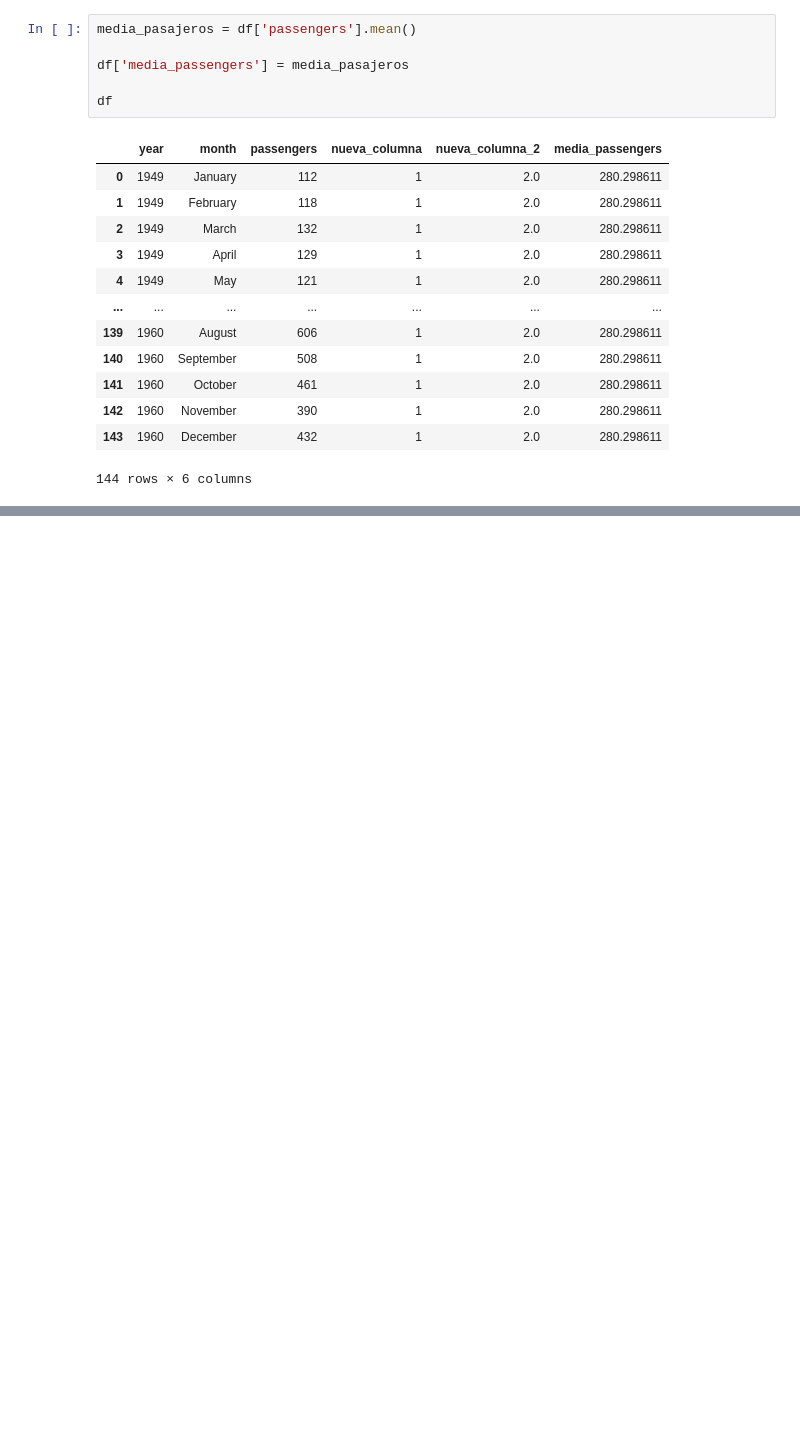
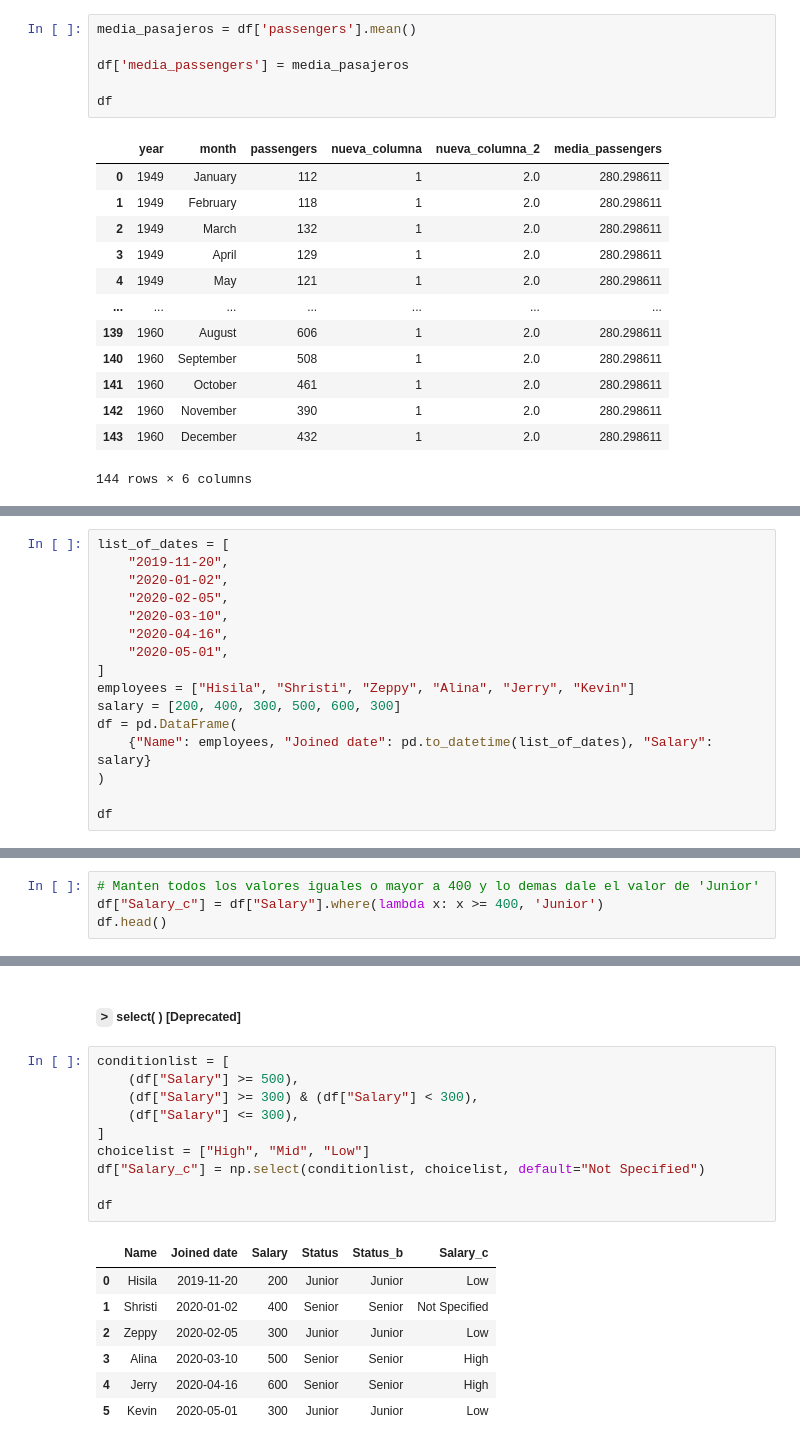
Before and after one commit to perezlino/desafio_latam_data_science, a Jupyter notebook: Resumen/17-agregar_una_nueva_columna.ipynb, the cells around one changed output, grey strips where cells are left out. Cells and saved outputs as stored; diff of their text form; blank space fills up the shorter version.

```diff
--- a/Resumen/17-agregar_una_nueva_columna.ipynb
+++ b/Resumen/17-agregar_una_nueva_columna.ipynb
@@ -89,0 +194,16 @@ df
+# %%
+list_of_dates = [
+    "2019-11-20",
+    "2020-01-02",
+    "2020-02-05",
+    "2020-03-10",
+    "2020-04-16",
+    "2020-05-01",
+]
+employees = ["Hisila", "Shristi", "Zeppy", "Alina", "Jerry", "Kevin"]
+salary = [200, 400, 300, 500, 600, 300]
+df = pd.DataFrame(
+    {"Name": employees, "Joined date": pd.to_datetime(list_of_dates), "Salary": salary}
+)
+
+df
@@ -89,0 +218,4 @@ df
+# %%
+# Manten todos los valores iguales o mayor a 400 y lo demas dale el valor de 'Junior'
+df["Salary_c"] = df["Salary"].where(lambda x: x >= 400, 'Junior')
+df.head()
@@ -89,0 +229,20 @@ df
+# %% [markdown]
+##### **`>` select( )** [Deprecated]
+# %%
+conditionlist = [
+    (df["Salary"] >= 500),
+    (df["Salary"] >= 300) & (df["Salary"] < 300),
+    (df["Salary"] <= 300),
+]
+choicelist = ["High", "Mid", "Low"]
+df["Salary_c"] = np.select(conditionlist, choicelist, default="Not Specified")
+
+df
+# %% [output]
+|  | Name | Joined date | Salary | Status | Status_b | Salary_c |
+| 0 | Hisila | 2019-11-20 | 200 | Junior | Junior | Low |
+| 1 | Shristi | 2020-01-02 | 400 | Senior | Senior | Not Specified |
+| 2 | Zeppy | 2020-02-05 | 300 | Junior | Junior | Low |
+| 3 | Alina | 2020-03-10 | 500 | Senior | Senior | High |
+| 4 | Jerry | 2020-04-16 | 600 | Senior | Senior | High |
+| 5 | Kevin | 2020-05-01 | 300 | Junior | Junior | Low |
```
Also changed, not shown: parts of 20 cells of this notebook, 22 other files.
